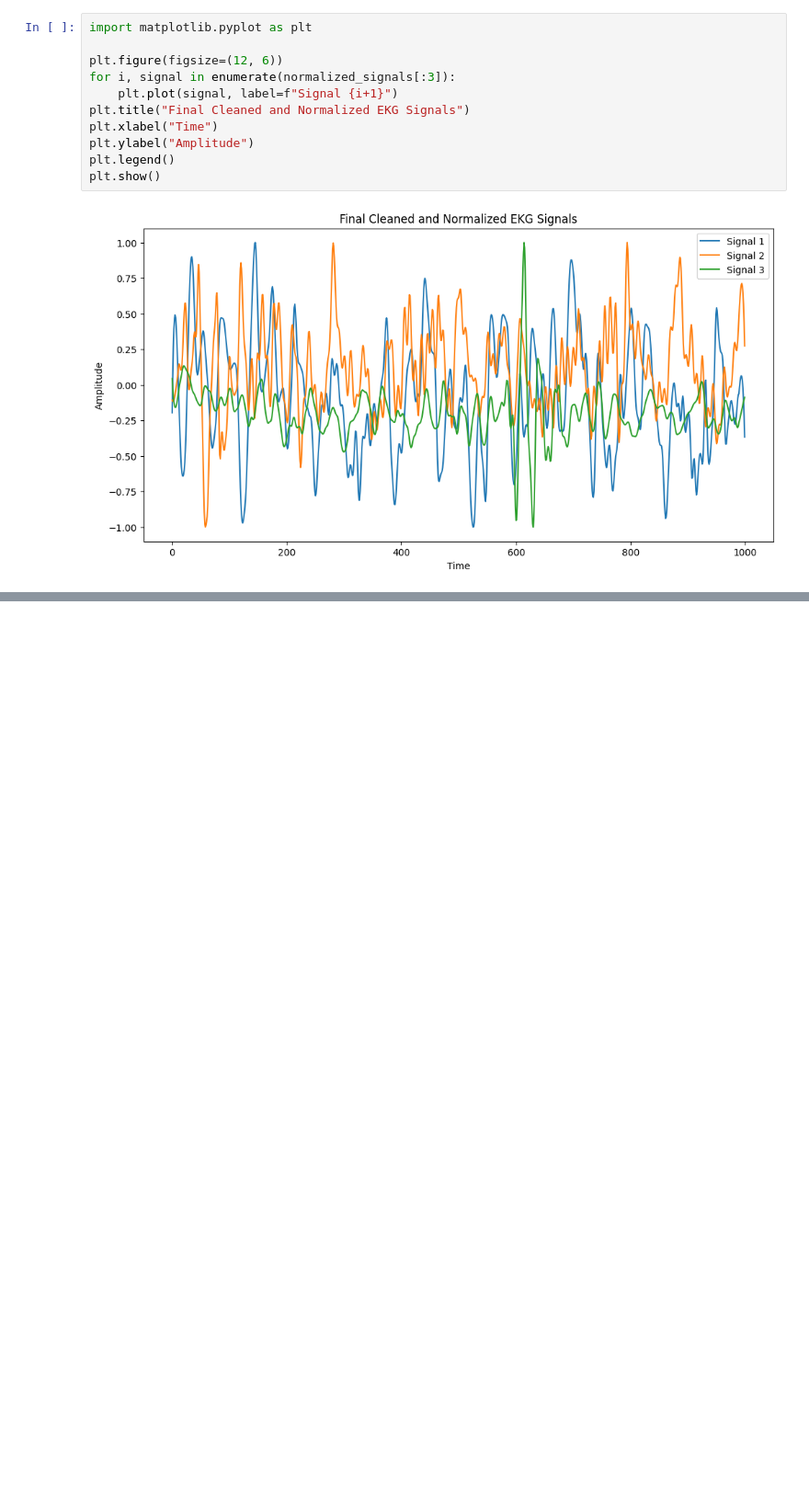
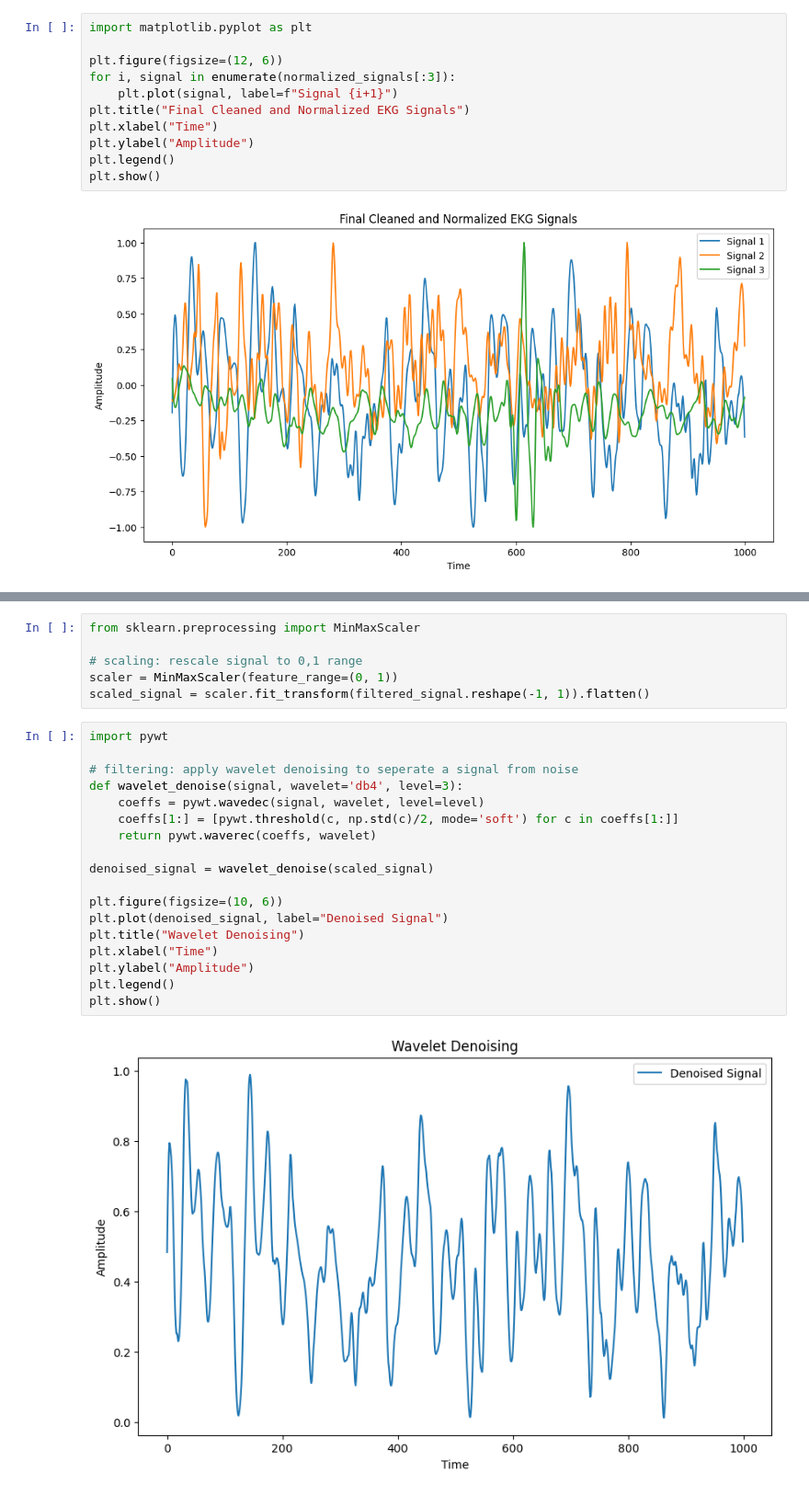
Before and after one commit to mzqan/ekg-signal-processing, a Jupyter notebook: ekg_data_preprocessing.ipynb, the cells around one changed output, grey strips where cells are left out. Shown at 92% size. Drawn from its saved outputs; the diff is of its cells as text; blank space fills up the shorter version.

```diff
--- a/ekg_data_preprocessing.ipynb
+++ b/ekg_data_preprocessing.ipynb
@@ -227,0 +254,26 @@ plt.show()
+# %%
+from sklearn.preprocessing import MinMaxScaler
+
+# scaling: rescale signal to 0,1 range
+scaler = MinMaxScaler(feature_range=(0, 1))
+scaled_signal = scaler.fit_transform(filtered_signal.reshape(-1, 1)).flatten()
+# %%
+import pywt
+
+# filtering: apply wavelet denoising to seperate a signal from noise
+def wavelet_denoise(signal, wavelet='db4', level=3):
+    coeffs = pywt.wavedec(signal, wavelet, level=level)
+    coeffs[1:] = [pywt.threshold(c, np.std(c)/2, mode='soft') for c in coeffs[1:]]
+    return pywt.waverec(coeffs, wavelet)
+
+denoised_signal = wavelet_denoise(scaled_signal)
+
+plt.figure(figsize=(10, 6))
+plt.plot(denoised_signal, label="Denoised Signal")
+plt.title("Wavelet Denoising")
+plt.xlabel("Time")
+plt.ylabel("Amplitude")
+plt.legend()
+plt.show()
+# %% [output]
+[figure, added]
```
Also changed, not shown: parts of 12 cells of this notebook.
